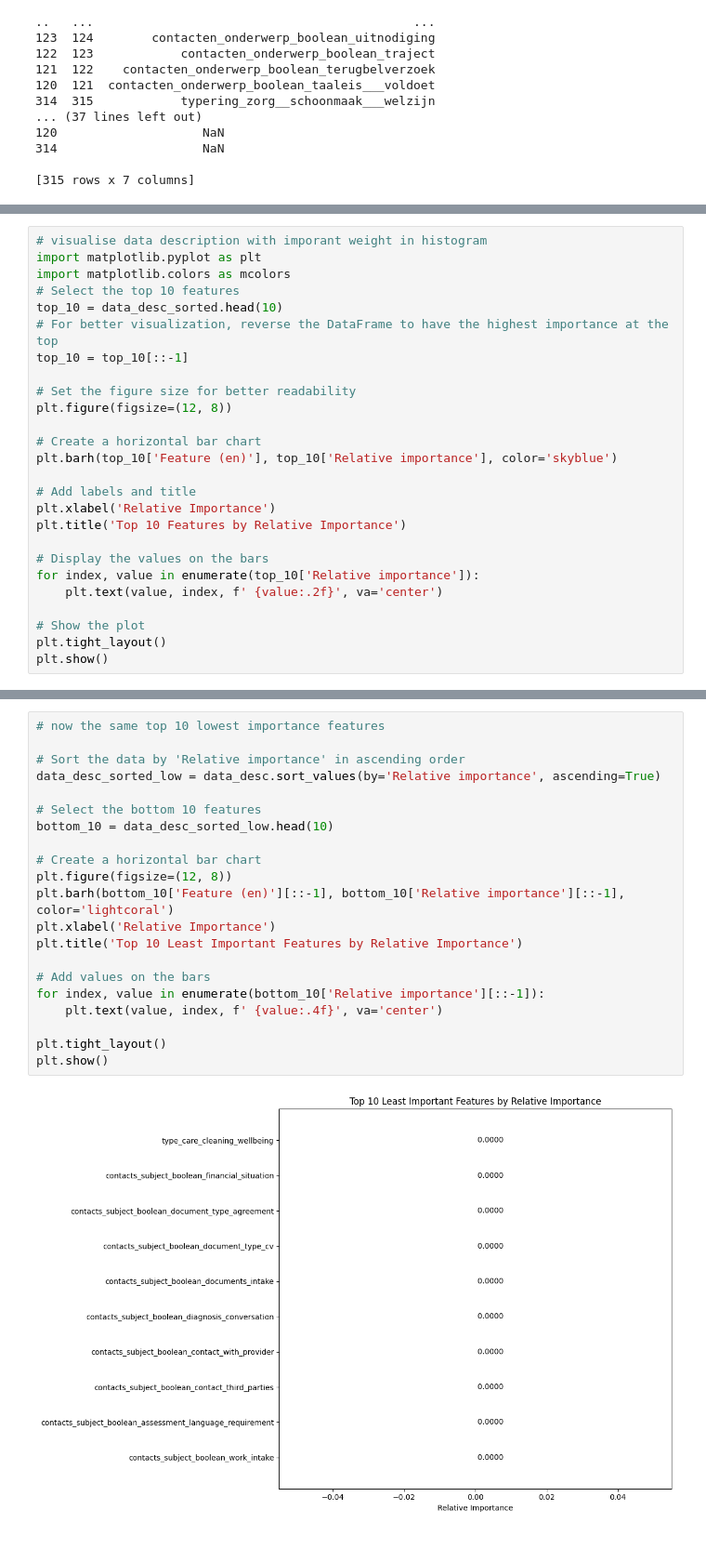
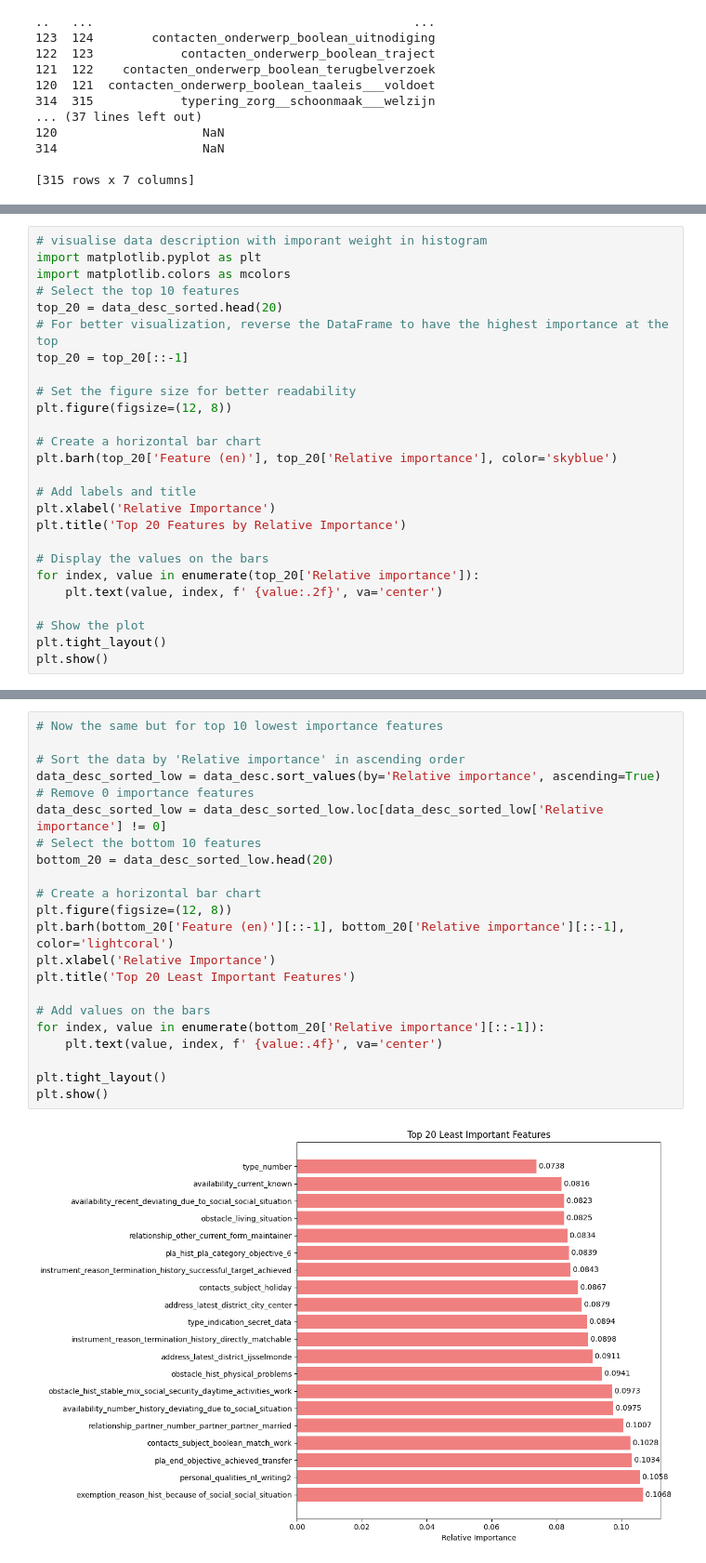
Before and after one commit to yulinchen03/TestingProject, a Jupyter notebook: src/team_2/model_2_visualisation.ipynb, the cells around one changed output, grey strips where cells are left out. Shown at 93% size. Cells and saved outputs as stored; diff of their text form.

Commit message:
updated visualisations and added english

```diff
--- a/src/team_2/model_2_visualisation.ipynb
+++ b/src/team_2/model_2_visualisation.ipynb
@@ -104,22 +124,22 @@ print(data_desc_sorted)
 import matplotlib.pyplot as plt
 import matplotlib.colors as mcolors
 # Select the top 10 features
-top_10 = data_desc_sorted.head(10)
+top_20 = data_desc_sorted.head(20)
 # For better visualization, reverse the DataFrame to have the highest importance at the top
-top_10 = top_10[::-1]
+top_20 = top_20[::-1]
 
 # Set the figure size for better readability
 plt.figure(figsize=(12, 8))
 
 # Create a horizontal bar chart
-plt.barh(top_10['Feature (en)'], top_10['Relative importance'], color='skyblue')
+plt.barh(top_20['Feature (en)'], top_20['Relative importance'], color='skyblue')
 
 # Add labels and title
 plt.xlabel('Relative Importance')
-plt.title('Top 10 Features by Relative Importance')
+plt.title('Top 20 Features by Relative Importance')
 
 # Display the values on the bars
-for index, value in enumerate(top_10['Relative importance']):
+for index, value in enumerate(top_20['Relative importance']):
     plt.text(value, index, f' {value:.2f}', va='center')
 
 # Show the plot
@@ -130,23 +152,24 @@ plt.show()
 # %%
-# now the same top 10 lowest importance features
+# Now the same but for top 10 lowest importance features
 
 # Sort the data by 'Relative importance' in ascending order
 data_desc_sorted_low = data_desc.sort_values(by='Relative importance', ascending=True)
-
+# Remove 0 importance features
+data_desc_sorted_low = data_desc_sorted_low.loc[data_desc_sorted_low['Relative importance'] != 0]
 # Select the bottom 10 features
-bottom_10 = data_desc_sorted_low.head(10)
+bottom_20 = data_desc_sorted_low.head(20)
 
 # Create a horizontal bar chart
 plt.figure(figsize=(12, 8))
-plt.barh(bottom_10['Feature (en)'][::-1], bottom_10['Relative importance'][::-1], color='lightcoral')
+plt.barh(bottom_20['Feature (en)'][::-1], bottom_20['Relative importance'][::-1], color='lightcoral')
 plt.xlabel('Relative Importance')
-plt.title('Top 10 Least Important Features by Relative Importance')
+plt.title('Top 20 Least Important Features')
 
 # Add values on the bars
-for index, value in enumerate(bottom_10['Relative importance'][::-1]):
+for index, value in enumerate(bottom_20['Relative importance'][::-1]):
     plt.text(value, index, f' {value:.4f}', va='center')
 
 plt.tight_layout()
 plt.show()
 # %% [output]
-[figure, old version]
+[figure, new version]
```
Also changed, not shown: parts of 8 cells of this notebook.
